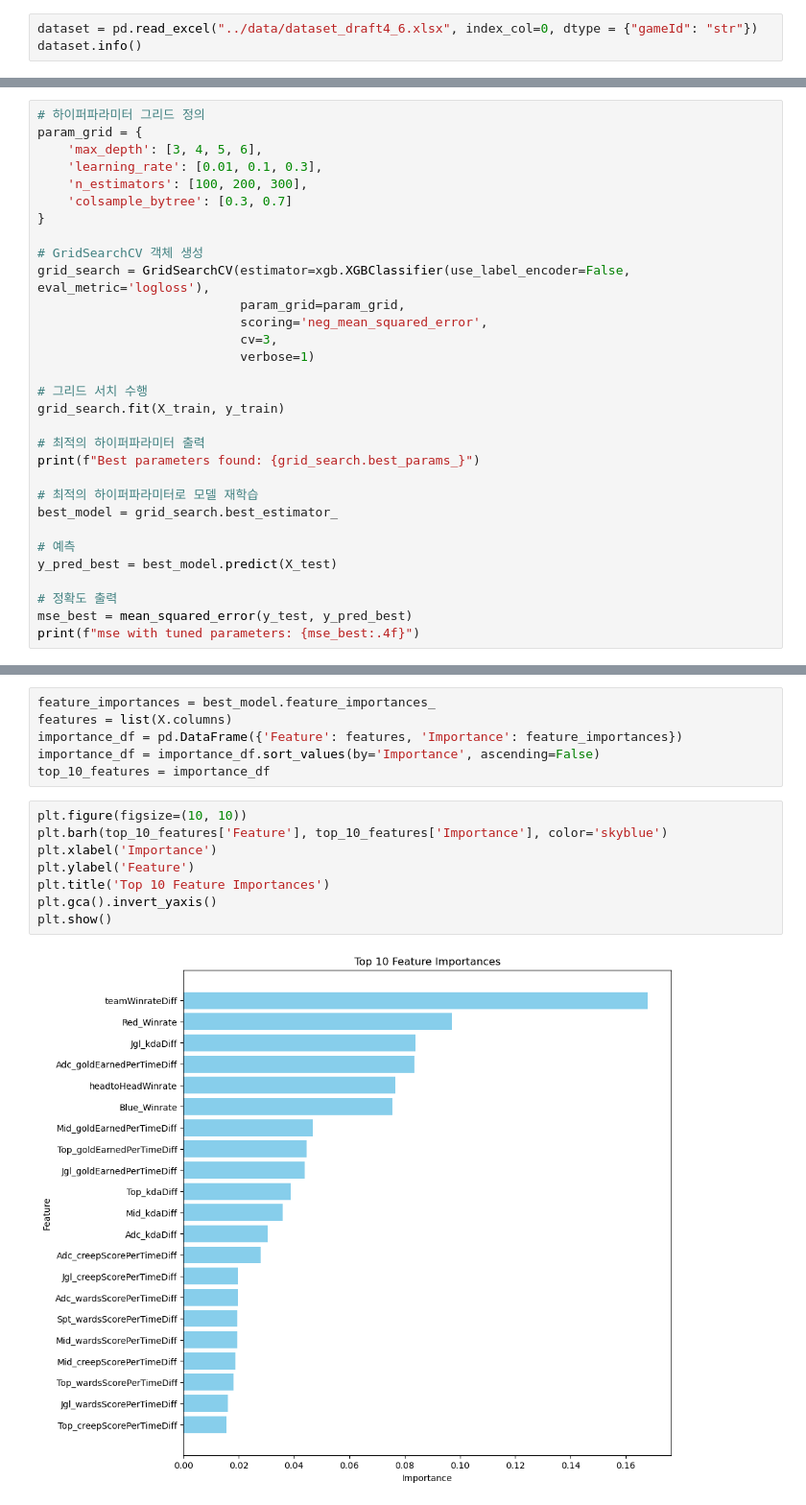
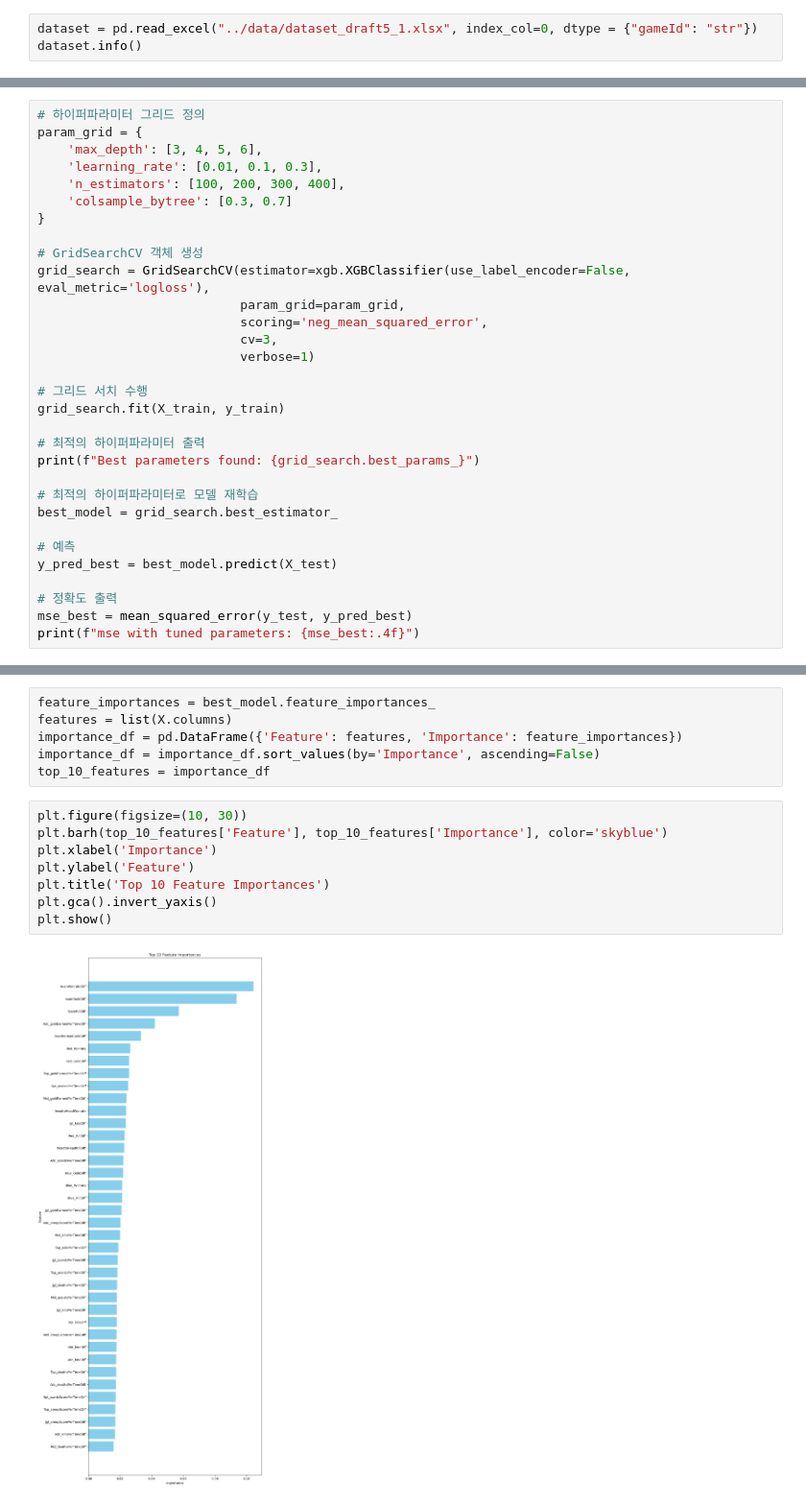
Before and after one commit to chlxogur/penta_kill_data_science, a Jupyter notebook: make_a_model.ipynb, the cells around one changed output, grey strips where cells are left out. Shown: that part at 96% size. Cells and saved outputs as stored; diff of their text form.

Commit message:
data of team 1year->0.5year
여러가지 시도 중이다.. 최근 1년 기록보단 반년이 나을까 싶어 다시 바꿈.
mse는 왜 점점 올라갈까

```diff
--- a/make_a_model.ipynb
+++ b/make_a_model.ipynb
@@ -10,5 +12,5 @@ import numpy as np
 # %%
-dataset = pd.read_excel("../data/dataset_draft4_6.xlsx", index_col=0, dtype = {"gameId": "str"})
+dataset = pd.read_excel("../data/dataset_draft5_1.xlsx", index_col=0, dtype = {"gameId": "str"})
 dataset.info()
 # %% [output]
 <class 'pandas.core.frame.DataFrame'>
@@ -106,7 +107,7 @@ Accuracy: 0.5925925925925926
 param_grid = {
     'max_depth': [3, 4, 5, 6],
     'learning_rate': [0.01, 0.1, 0.3],
-    'n_estimators': [100, 200, 300],
+    'n_estimators': [100, 200, 300, 400],
     'colsample_bytree': [0.3, 0.7]
 }
 
@@ -143,12 +144,12 @@ importance_df = pd.DataFrame({'Feature': features, 'Importance': feature_importa
 importance_df = importance_df.sort_values(by='Importance', ascending=False)
 top_10_features = importance_df
 # %%
-plt.figure(figsize=(10, 10))
+plt.figure(figsize=(10, 30))
 plt.barh(top_10_features['Feature'], top_10_features['Importance'], color='skyblue')
 plt.xlabel('Importance')
 plt.ylabel('Feature')
 plt.title('Top 10 Feature Importances')
 plt.gca().invert_yaxis()
 plt.show()
 # %% [output]
-[figure, old version]
+[figure, new version]
```
Also changed, not shown: parts of 6 cells of this notebook, 2 other files.
